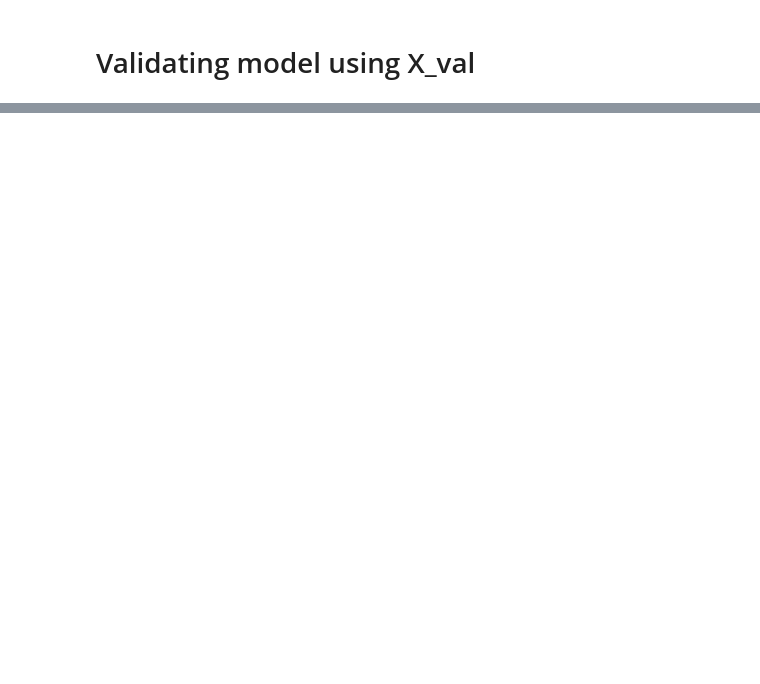
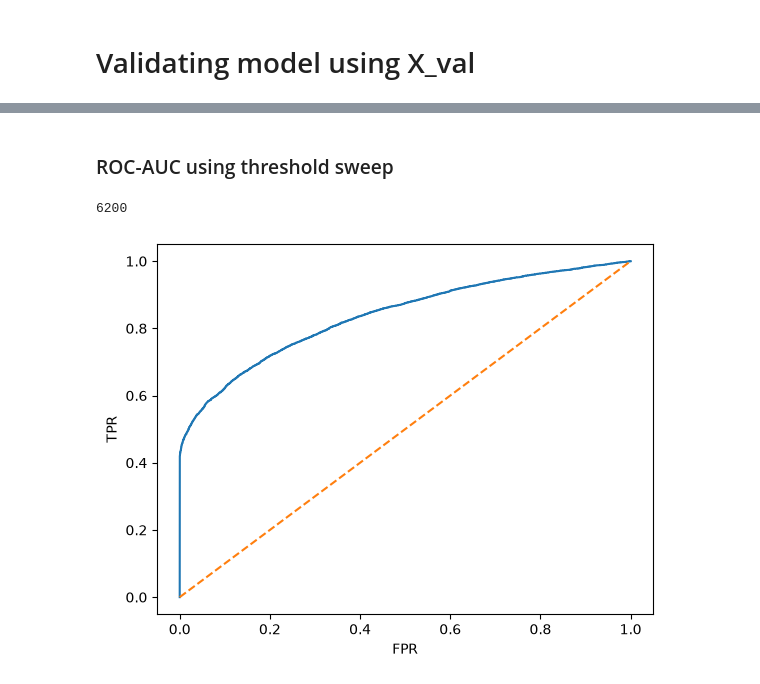
Before and after one commit to samisiraj/loan-default-prediction, a Jupyter notebook: notebooks/03_modelling.ipynb, the cells around one changed output, grey strips where cells are left out. Cells and saved outputs as stored; diff of their text form; code cells hidden in the pictures; blank space fills up the shorter version.

```diff
--- a/notebooks/03_modelling.ipynb
+++ b/notebooks/03_modelling.ipynb
@@ -212,0 +274,13 @@ np.float64(0.2445124708665252)
+# %% [markdown]
+### ROC-AUC using threshold sweep
+# %%
+from sklearn.metrics import roc_auc_score, roc_curve
+fpr, tpr, thresholds = roc_curve(y_val, y_val_pred)
+plt.xlabel('FPR')
+plt.ylabel('TPR')
+plt.plot(fpr, tpr, label='Model')
+plt.plot([0, 1], [0, 1], linestyle='--', label='Random')
+roc_auc_score(y_val, y_val_pred)
+# %% [output]
+6200
+[figure, added]
```
Also changed, not shown: parts of 25 cells of this notebook, 3 other files.
